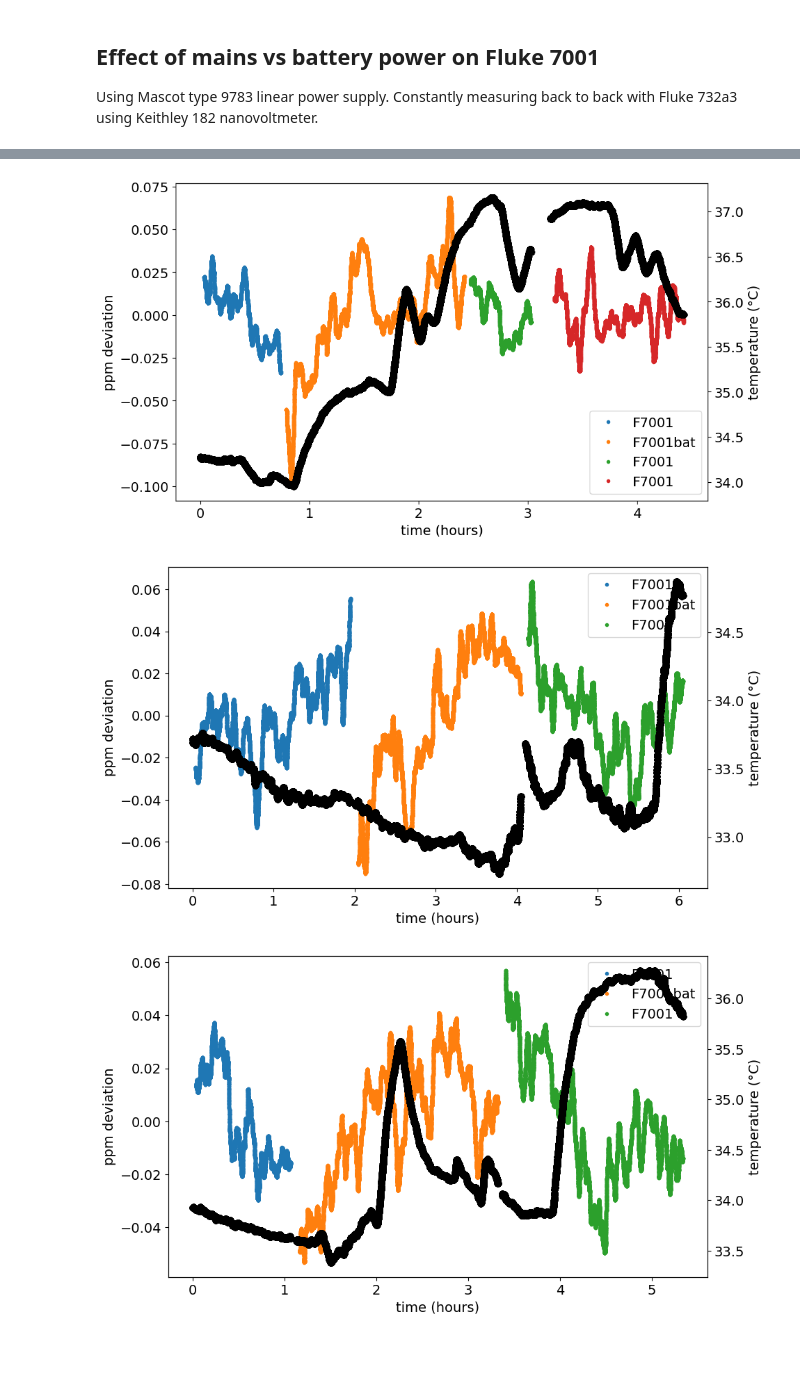
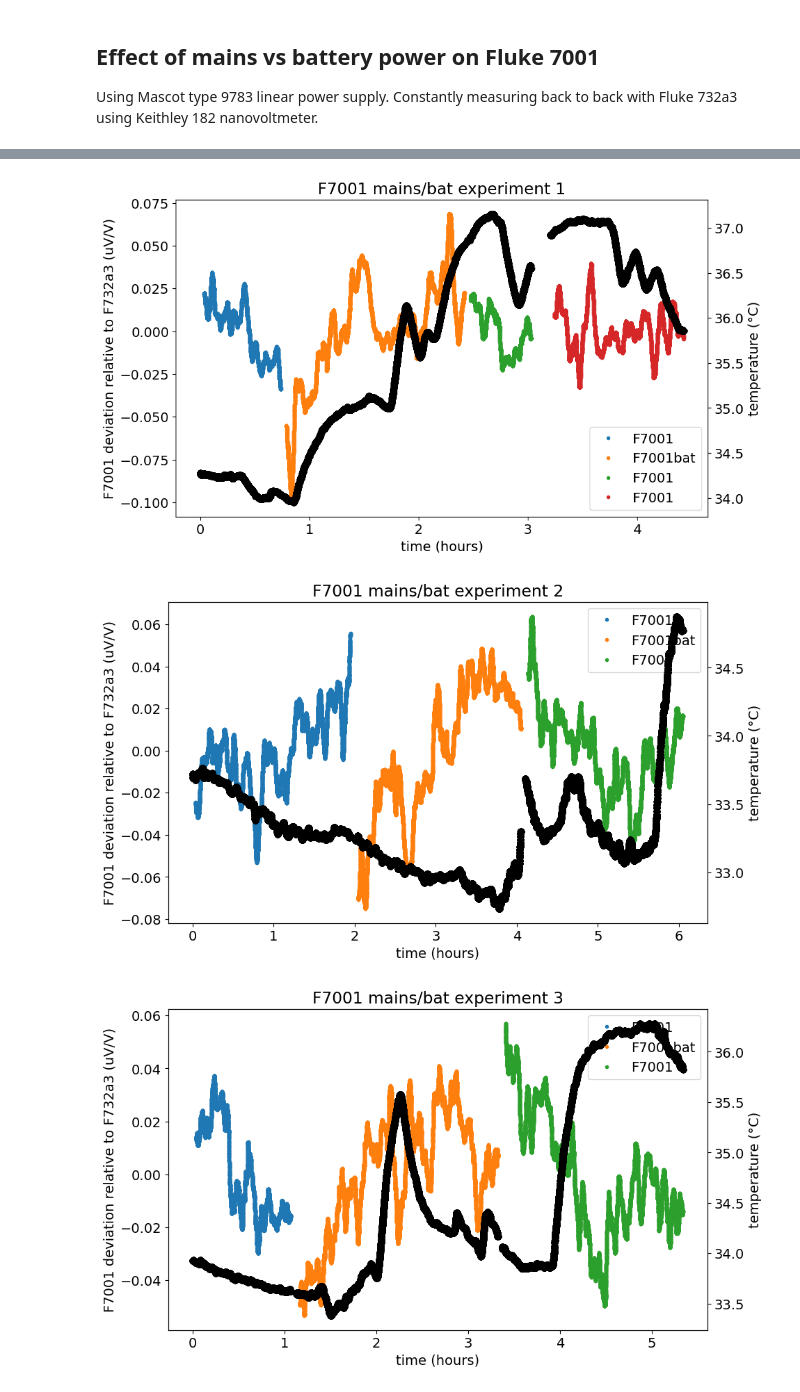
Before and after one commit to alson/metrology-data-analysis, a Jupyter notebook: measurement-tests.ipynb, the cells around one changed output, grey strips where cells are left out. Drawn from its saved outputs; the diff is of its cells as text; code cells hidden in the pictures; blank space fills up the shorter version.

Commit message:
Fix axes labels and title.

```diff
--- a/measurement-tests.ipynb
+++ b/measurement-tests.ipynb
@@ -889,27 +889,28 @@ f7001_mains_bat_exp2 = f7001_mains_bat_data_grouped[f7001_mains_bat_data_grouped
 f7001_mains_bat_exp3 = f7001_mains_bat_data_grouped[f7001_mains_bat_data_grouped.group.isin((14,15,16)) & (f7001_mains_bat_data_grouped.index < pd.Timestamp(2023,10,6,1,30))]
 f7001_mains_bat_exp4 = f7001_mains_bat_data_grouped[f7001_mains_bat_data_grouped.group.isin((22,23,24)) & (f7001_mains_bat_data_grouped.index < pd.Timestamp(2023,10,8,1,15))]
 # %%
-def plot_f7001_mains_bat_exp(data):
+def plot_f7001_mains_bat_exp(exp_number, data):
     data = data.copy()
     ax = plt.gca()
-    ax.set_ylabel('ppm deviation')
+    ax.set_title(f'F7001 mains/bat experiment {exp_number}')
+    ax.set_ylabel('F7001 deviation relative to F732a3 (uV/V)')
     ax.set_xlabel('time (hours)')
     data.relative_time = (data.index - data.index[0]).total_seconds() / 3600
     for group in data.group.unique():
         group_data = data[data.group == group]
         approx_absolute_value = 10 + group_data.k182_dcv
         ppm_deviation = (approx_absolute_value - approx_absolute_value.mean()) / approx_absolute_value.mean() * 1e6
         ax.plot(group_data.relative_time, ppm_deviation.rolling(500).mean(), '.', label=group_data.dut_pos_lead.iloc[0])
     y2 = ax.twinx()
     y2.set_ylabel('temperature (°C)')
     y2.plot(data.relative_time, data.temperature, 'o', label='temperature', color='black')
     ax.legend()
     plt.show()
-plot_f7001_mains_bat_exp(f7001_mains_bat_exp1)
-plot_f7001_mains_bat_exp(f7001_mains_bat_exp2)
-plot_f7001_mains_bat_exp(f7001_mains_bat_exp3)
-plot_f7001_mains_bat_exp(f7001_mains_bat_exp4)
+plot_f7001_mains_bat_exp(1, f7001_mains_bat_exp1)
+plot_f7001_mains_bat_exp(2, f7001_mains_bat_exp2)
+plot_f7001_mains_bat_exp(3, f7001_mains_bat_exp3)
+plot_f7001_mains_bat_exp(4, f7001_mains_bat_exp4)
 # %% [output]
-[figure, old version]
+[figure, new version]
-[figure, old version]
+[figure, new version]
-[figure, old version]
+[figure, new version]
```
Also changed, not shown: parts of 1 cell of this notebook.
